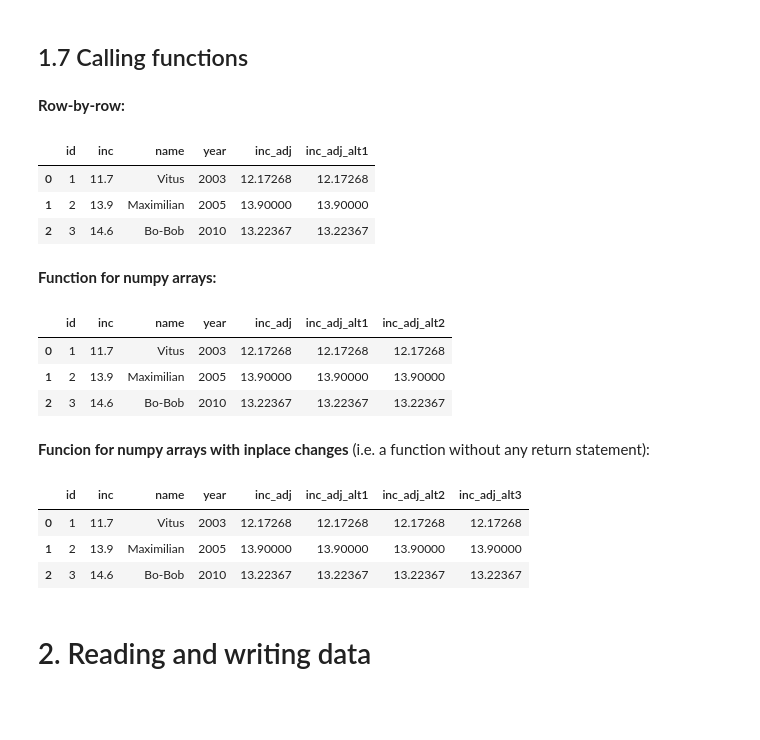
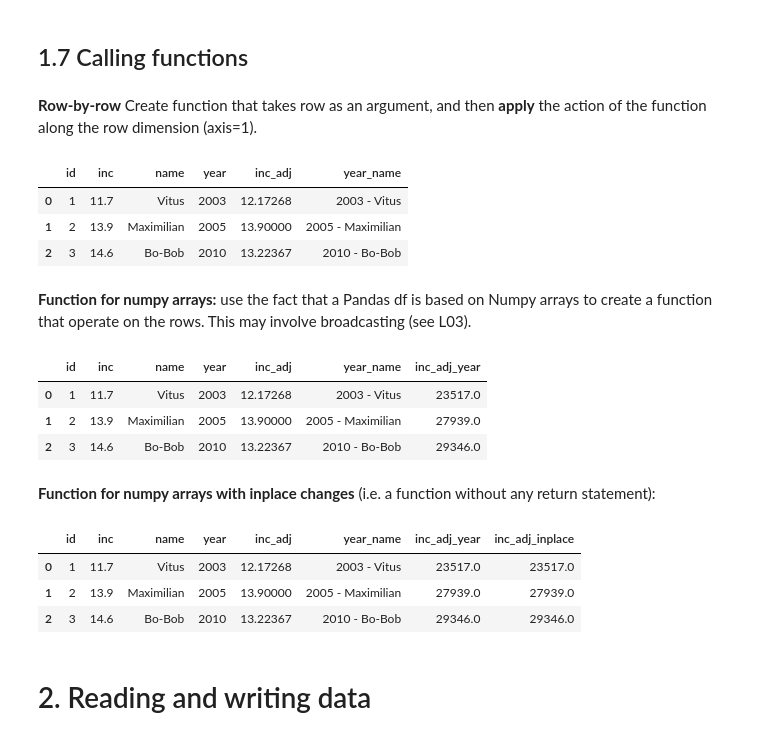
Before and after one commit to NumEconCopenhagen/lectures-2021, a Jupyter notebook: web/07/Load_save_and_structure_data.ipynb, the cells around one changed output. Drawn from its saved outputs; the diff is of its cells as text; code cells hidden in the pictures; blank space fills up the shorter version.

```diff
--- a/web/07/Load_save_and_structure_data.ipynb
+++ b/web/07/Load_save_and_structure_data.ipynb
@@ -132,7 +143,7 @@ X
 # %% [markdown]
 The *something* can be an **expression based on other variables**.
 # %%
-X['inc_adj'] = X['inc'] / 1.02**(X['year']-2005)
+X['inc_adj'] = X.inc / 1.02**(X.year-2005)
 X
 # %% [output]
 |  | id | inc | name | year | inc_adj |
@@ -317,47 +347,51 @@ type(X['year'].values) # returns a view
 numpy.ndarray
 # %% [markdown]
 ## 1.7 Calling functions
-# %% [markdown]
-**Row-by-row:**
-# %%
-Y = X.copy()
-def adj_row_by_row(row):
-    return row['inc'] / 1.02**(row['year']-2005)
-
-Y['inc_adj_alt1'] = Y.apply(adj_row_by_row,axis=1)
-Y
-# %% [output]
-|  | id | inc | name | year | inc_adj | inc_adj_alt1 |
-| 0 | 1 | 11.7 | Vitus | 2003 | 12.17268 | 12.17268 |
-| 1 | 2 | 13.9 | Maximilian | 2005 | 13.90000 | 13.90000 |
-| 2 | 3 | 14.6 | Bo-Bob | 2010 | 13.22367 | 13.22367 |
+# %% [markdown]
+**Row-by-row** Create function that takes row as an argument, and then **apply** the action of the function along the row dimension (axis=1).
+# %%
+Y = X.copy()
+
+# Notice that row is an input argument here
+def conc_row_wise(row):
+    return str(row['year']) + ' - ' + row['name']
+
+# The fact that row is an input argument in the conc_row_wise function is implicitly understood by .apply()
+Y['year_name'] = Y.apply(conc_row_wise, axis=1)
+Y
+# %% [output]
+|  | id | inc | name | year | inc_adj | year_name |
+| 0 | 1 | 11.7 | Vitus | 2003 | 12.17268 | 2003 - Vitus |
+| 1 | 2 | 13.9 | Maximilian | 2005 | 13.90000 | 2005 - Maximilian |
+| 2 | 3 | 14.6 | Bo-Bob | 2010 | 13.22367 | 2010 - Bo-Bob |
+# %% [markdown]
+**Function for numpy arrays:** use the fact that a Pandas df is based on Numpy arrays to create a function that operate on the rows. This may involve broadcasting (see L03).
+# %%
+def all_at_once(inc, year):
+    return inc*year.max()
+
+Y['inc_adj_year'] = all_at_once(Y.inc.values, Y.year.values)
+Y
+# %% [output]
+|  | id | inc | name | year | inc_adj | year_name | inc_adj_year |
+| 0 | 1 | 11.7 | Vitus | 2003 | 12.17268 | 2003 - Vitus | 23517.0 |
+| 1 | 2 | 13.9 | Maximilian | 2005 | 13.90000 | 2005 - Maximilian | 27939.0 |
+| 2 | 3 | 14.6 | Bo-Bob | 2010 | 13.22367 | 2010 - Bo-Bob | 29346.0 |
 # %% [markdown]
-**Function for numpy arrays:**
+**Function for numpy arrays with inplace changes** (i.e. a function without any return statement):
-# %%
-def all_at_once(inc,year):
-    return inc / 1.02**(year-2005)
-
-Y['inc_adj_alt2'] = all_at_once(Y['inc'].values,Y['year'].values)
-Y
-# %% [output]
-|  | id | inc | name | year | inc_adj | inc_adj_alt1 | inc_adj_alt2 |
-| 0 | 1 | 11.7 | Vitus | 2003 | 12.17268 | 12.17268 | 12.17268 |
-| 1 | 2 | 13.9 | Maximilian | 2005 | 13.90000 | 13.90000 | 13.90000 |
-| 2 | 3 | 14.6 | Bo-Bob | 2010 | 13.22367 | 13.22367 | 13.22367 |
-# %% [markdown]
-**Funcion for numpy arrays with inplace changes** (i.e. a function without any return statement):
 # %%
+# Use referencing of a column to overwrite values in place.
 def all_at_once_inplace(inc,year):
     inc[:] = all_at_once(inc,year)
 
-Y['inc_adj_alt3'] = Y['inc']
-all_at_once_inplace(Y['inc_adj_alt3'].values,Y['year'].values)
+Y['inc_adj_inplace'] = Y.inc
+all_at_once_inplace(Y.inc_adj_inplace.values, Y.year.values)
 Y
 # %% [output]
-|  | id | inc | name | year | inc_adj | inc_adj_alt1 | inc_adj_alt2 | inc_adj_alt3 |
-| 0 | 1 | 11.7 | Vitus | 2003 | 12.17268 | 12.17268 | 12.17268 | 12.17268 |
-| 1 | 2 | 13.9 | Maximilian | 2005 | 13.90000 | 13.90000 | 13.90000 | 13.90000 |
-| 2 | 3 | 14.6 | Bo-Bob | 2010 | 13.22367 | 13.22367 | 13.22367 | 13.22367 |
+|  | id | inc | name | year | inc_adj | year_name | inc_adj_year | inc_adj_inplace |
+| 0 | 1 | 11.7 | Vitus | 2003 | 12.17268 | 2003 - Vitus | 23517.0 | 23517.0 |
+| 1 | 2 | 13.9 | Maximilian | 2005 | 13.90000 | 2005 - Maximilian | 27939.0 | 27939.0 |
+| 2 | 3 | 14.6 | Bo-Bob | 2010 | 13.22367 | 2010 - Bo-Bob | 29346.0 | 29346.0 |
 # %% [markdown]
 <a id="Reading-and-writing-data"></a>
 
```
Also changed, not shown: parts of 35 cells of this notebook, 16 other files.
